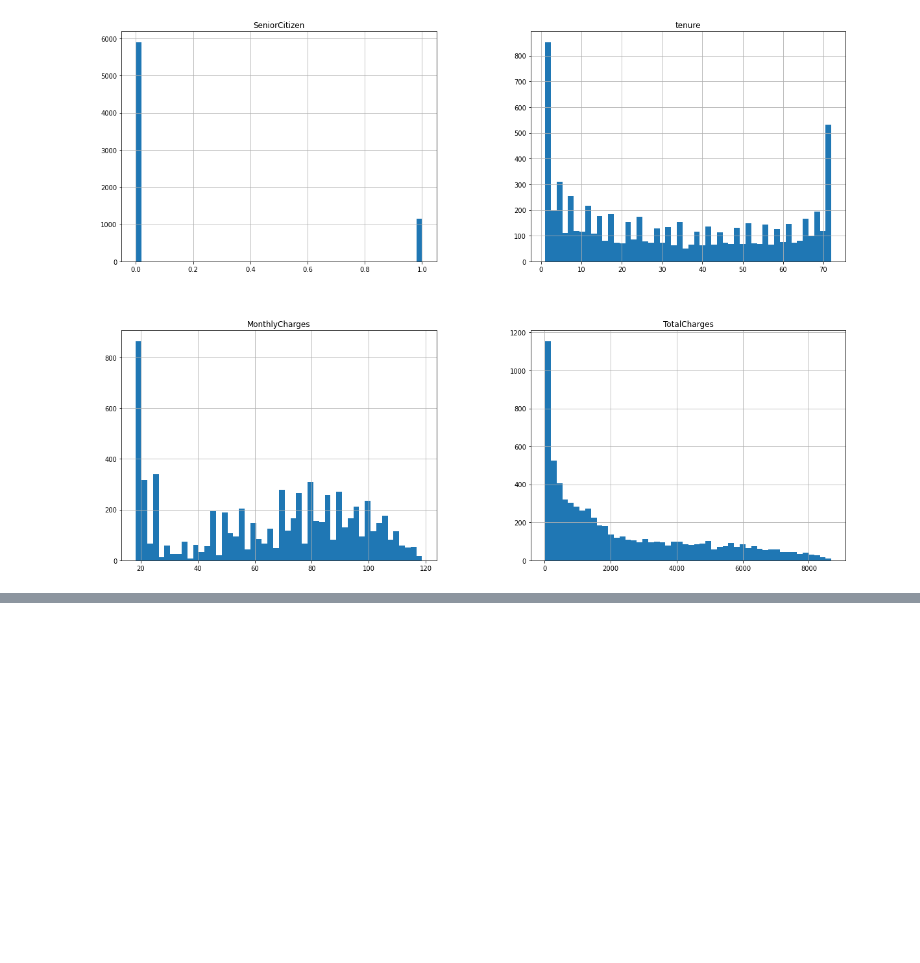
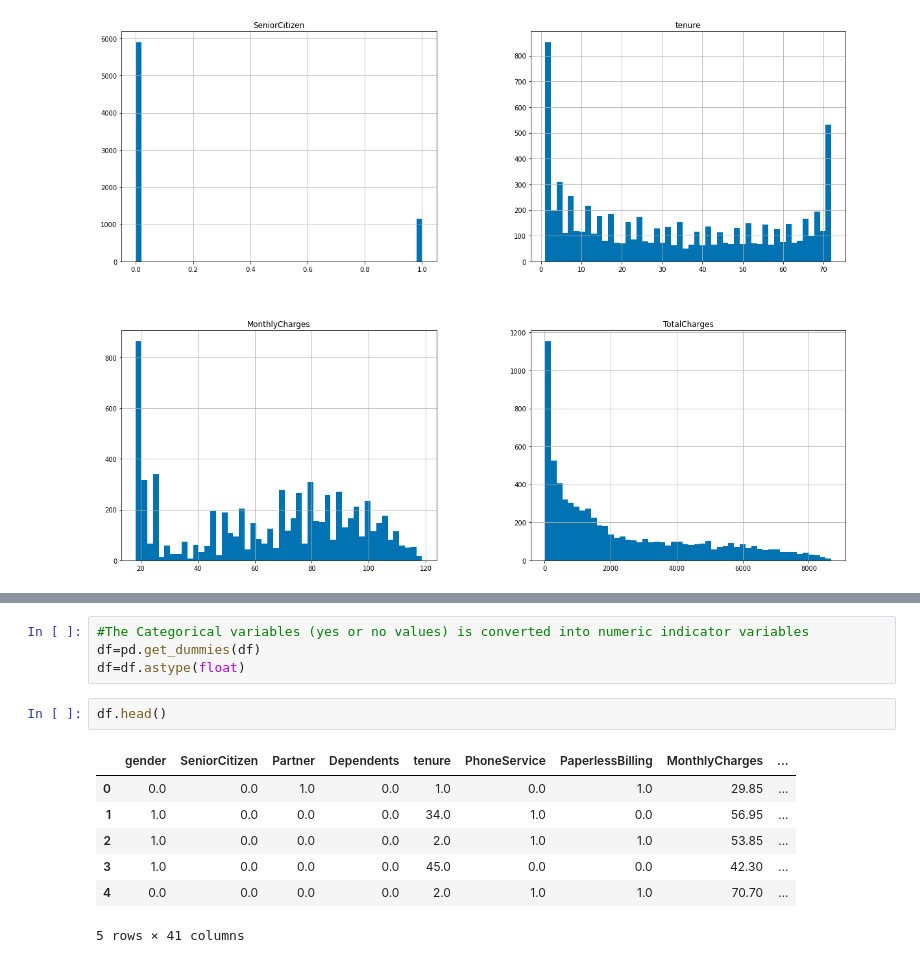
Before and after one commit to tr7522/Customer-Churn-Prediction, a Jupyter notebook: Notebooks/churn-prediction.ipynb, the cells around one changed output, grey strips where cells are left out. Drawn from its saved outputs; the diff is of its cells as text; blank space fills up the shorter version.

```diff
--- a/Notebooks/churn-prediction.ipynb
+++ b/Notebooks/churn-prediction.ipynb
@@ -134,0 +173,14 @@ ValueError: 'Colorblind' is not a valid palette name
+# %%
+#The Categorical variables (yes or no values) is converted into numeric indicator variables
+df=pd.get_dummies(df)
+df=df.astype(float)
+# %%
+df.head()
+# %% [output]
+|  | gender | SeniorCitizen | Partner | Dependents | tenure | PhoneService | PaperlessBilling | MonthlyCharges | ... |
+| 0 | 0.0 | 0.0 | 1.0 | 0.0 | 1.0 | 0.0 | 1.0 | 29.85 | ... |
+| 1 | 1.0 | 0.0 | 0.0 | 0.0 | 34.0 | 1.0 | 0.0 | 56.95 | ... |
+| 2 | 1.0 | 0.0 | 0.0 | 0.0 | 2.0 | 1.0 | 1.0 | 53.85 | ... |
+| 3 | 1.0 | 0.0 | 0.0 | 0.0 | 45.0 | 0.0 | 0.0 | 42.30 | ... |
+| 4 | 0.0 | 0.0 | 0.0 | 0.0 | 2.0 | 1.0 | 1.0 | 70.70 | ... |
+5 rows × 41 columns
```
Also changed, not shown: parts of 7 cells of this notebook.
